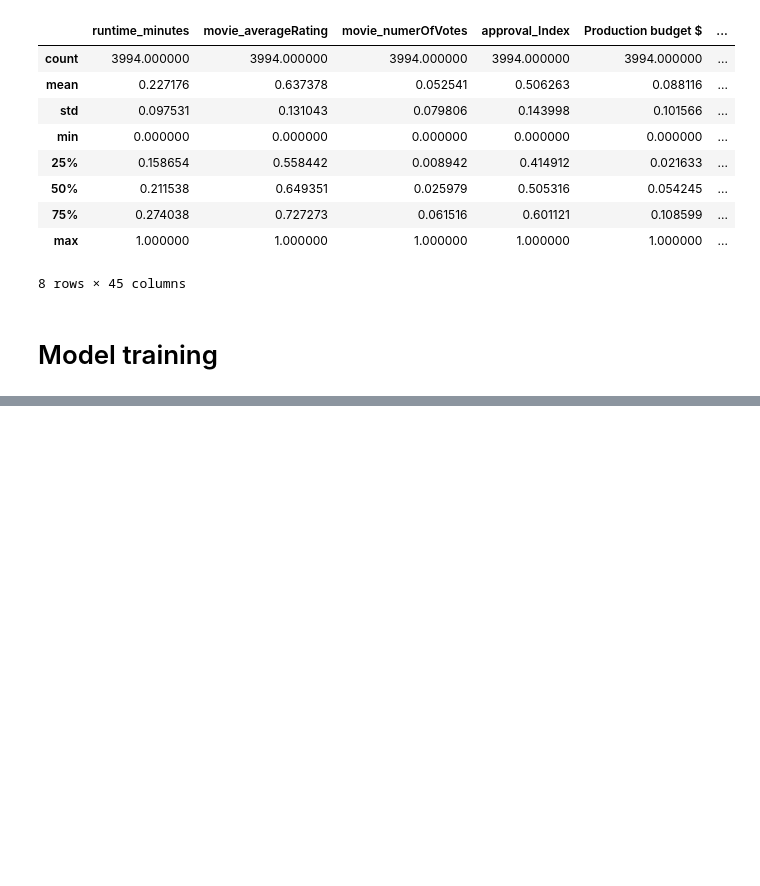
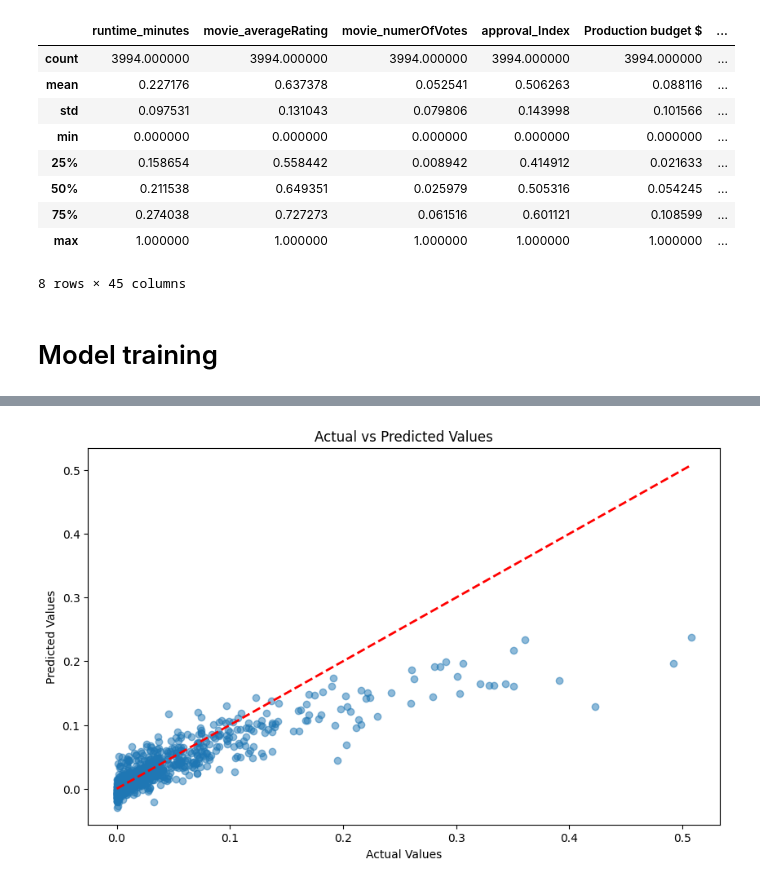
Before and after one commit to gusanitor8/DeepLearningLab2, a Jupyter notebook: lab2.ipynb, the cells around one changed output, grey strips where cells are left out. Cells and saved outputs as stored; diff of their text form; code cells hidden in the pictures; blank space fills up the shorter version.

```diff
--- a/lab2.ipynb
+++ b/lab2.ipynb
@@ -338,0 +469,17 @@ df_normalized.describe()
+# %%
+# Variation 2: Neural Network with Tanh Activation and L2 Regularization
+model_tanh = Sequential([
+    Dense(64, activation='tanh', kernel_regularizer=l2(0.01), input_shape=(X_train.shape[1],)),
+    Dense(32, activation='tanh', kernel_regularizer=l2(0.01)),
+    Dense(1)  # Output layer for regression
+])
+
+# Compile the model
+model_tanh.compile(optimizer='adam', loss='mean_squared_error', metrics=['mae'])
+
+# Train the model
+history_tanh = model_tanh.fit(X_train, y_train, epochs=50, validation_split=0.2, batch_size=32)
+
+# Evaluate the model
+loss_tanh, mae_tanh = model_tanh.evaluate(X_test, y_test)
+print(f'Tanh Model - Mean Absolute Error on test set: {mae_tanh}')
@@ -338,0 +505,13 @@ df_normalized.describe()
+# %%
+# Predict the values on the test set
+y_pred = model_tanh.predict(X_test).flatten()
+
+# Plot the predicted values against the actual values
+plt.figure(figsize=(10, 6))
+plt.scatter(y_test, y_pred, alpha=0.5)
+plt.plot([y_test.min(), y_test.max()], [y_test.min(), y_test.max()], 'r--', lw=2)
+plt.xlabel('Actual Values')
+plt.ylabel('Predicted Values')
+plt.title('Actual vs Predicted Values')
+plt.show()
+# %% [output]
@@ -338,0 +519 @@ df_normalized.describe()
+[figure, added]
```
Also changed, not shown: parts of 12 cells of this notebook.
